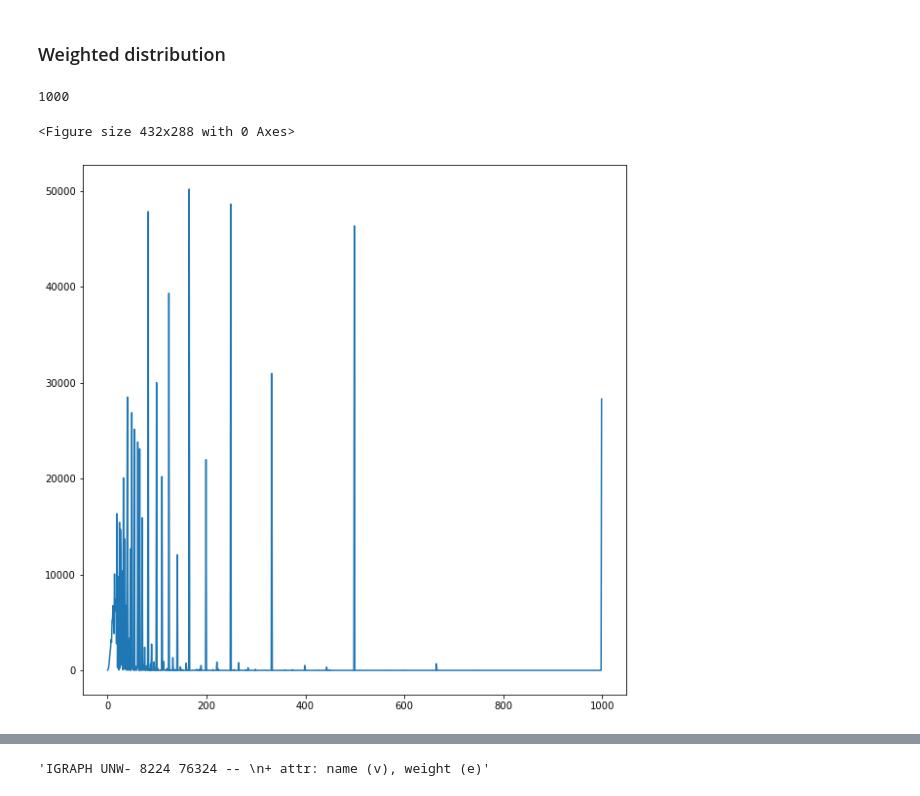
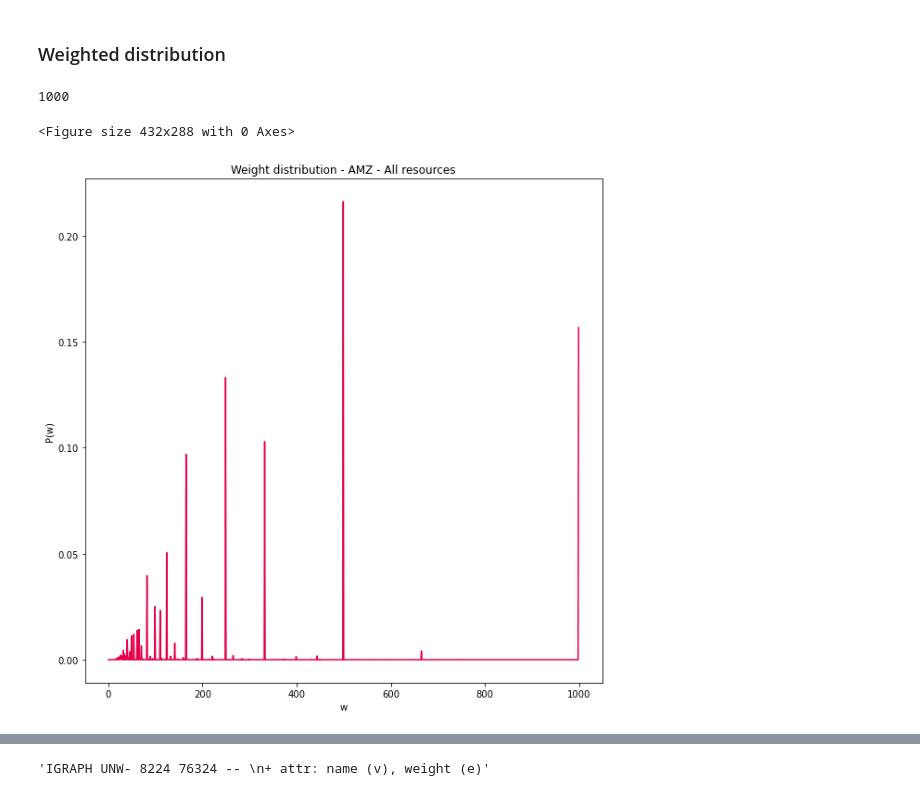
Before and after one commit to diazmx/phd-thesis-lab, a Jupyter notebook: 04-Analysis/02-NetworkModel.ipynb, the cells around one changed output, grey strips where cells are left out. Cells and saved outputs as stored; diff of their text form; code cells hidden in the pictures.

```diff
--- a/04-Analysis/02-NetworkModel.ipynb
+++ b/04-Analysis/02-NetworkModel.ipynb
@@ -91,7 +91,7 @@ Done!
 # %%
 ##### ***** Control Variables ***** #####
 id_kfold = 1
-task4 = False
+task4 = True
 #########################################
 
 df_train_k, df_test_k = data_corpus[id_kfold][0], data_corpus[id_kfold][1]
@@ -593,26 +492,25 @@ plt.show()
 # %%
 arreglo_test = (np.array(user_network.es['weight'])*1000).astype(int)
 max_peso = max(arreglo_test)
 print(max_peso)
 
 # Crear una lista donde se almacena
 arreglo_test_ = np.zeros(max_peso, dtype=int)
 
 for node in arreglo_test:
-    #print(node.degree())
     arreglo_test_[node-1] = (arreglo_test_[node-1] + 1)
+
+arreglo_test_ = arreglo_test_ / user_network.ecount()
 
 plt.clf()
 plt.figure(figsize=(10,10))
-plt.plot(arreglo_test_)
-#fit = powerlaw.Fit(np.array(degree_list)+1, fit_method='KS')#, xmin=xmin, xmax=max(degree)-xmin,discrete=True)
-#fit.power_law.plot_pdf(color='r',linestyle='--',label='fit ccdf')
-#fit.plot_ccdf()
-#plt.yscale("log")
-#plt.xscale("log")
+plt.plot(arreglo_test_, color="#e60049")
+plt.title("Weight distribution - AMZ - All resources")
+plt.xlabel("w")
+plt.ylabel("P(w)")
+#plt.loglog()
 plt.show()
-print()
 # %% [output]
 1000
 <Figure size 432x288 with 0 Axes>
-[figure, old version]
+[figure, new version]
```
Also changed, not shown: parts of 18 cells of this notebook, 4 other files.
